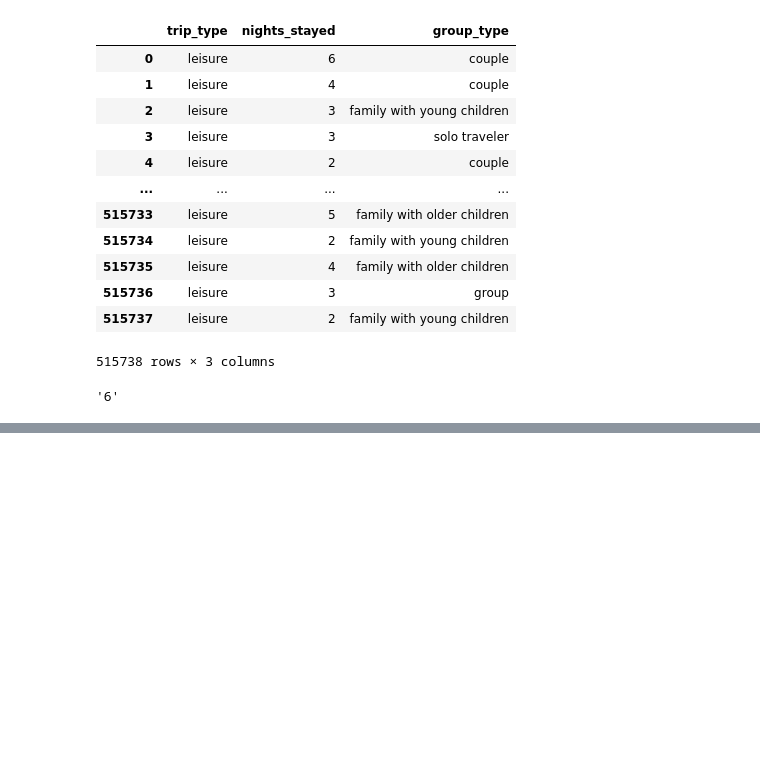
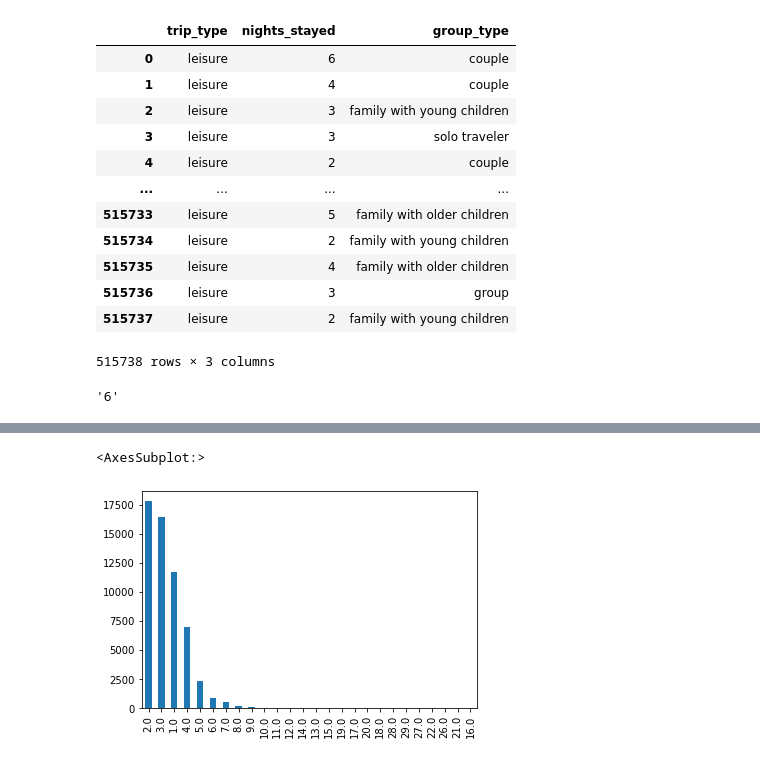
Before and after one commit to InPersonAnalysis/customer_review_capston, a Jupyter notebook: nathan_explore.ipynb, the cells around one changed output, grey strips where cells are left out. Saved outputs shown, nothing was run; the diff lists cells and outputs as text; code cells hidden in the pictures; blank space fills up the shorter version.

```diff
--- a/nathan_explore.ipynb
+++ b/nathan_explore.ipynb
@@ -147,0 +231,2 @@ re.sub(r'.*stayed\s*(\d+)\s*nights?.*', r'\1', tags)
+# %%
+df2 = df[df['city'] == 'Amsterdam']
@@ -147,0 +319,5 @@ re.sub(r'.*stayed\s*(\d+)\s*nights?.*', r'\1', tags)
+# %%
+df2.nights_stayed.value_counts().plot.bar()
+# %% [output]
+<AxesSubplot:>
+[figure, added]
```
Also changed, not shown: parts of 39 cells of this notebook.
